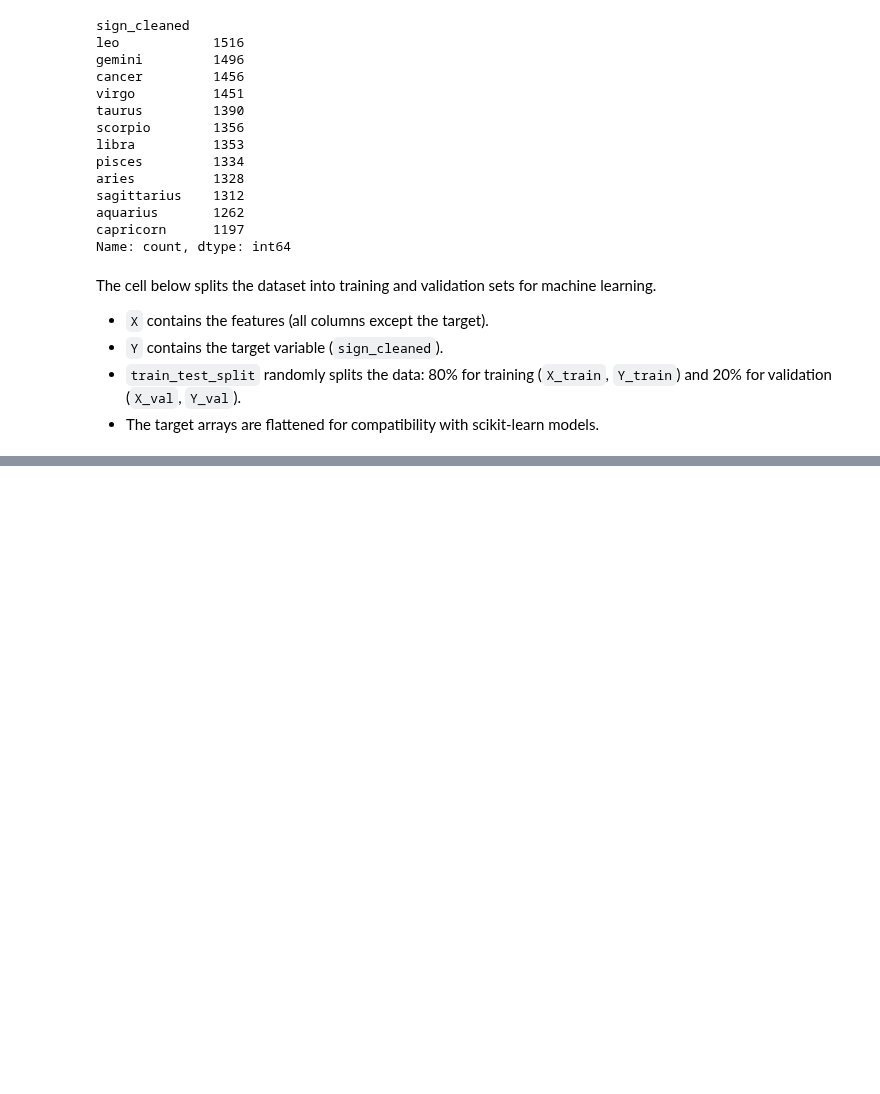
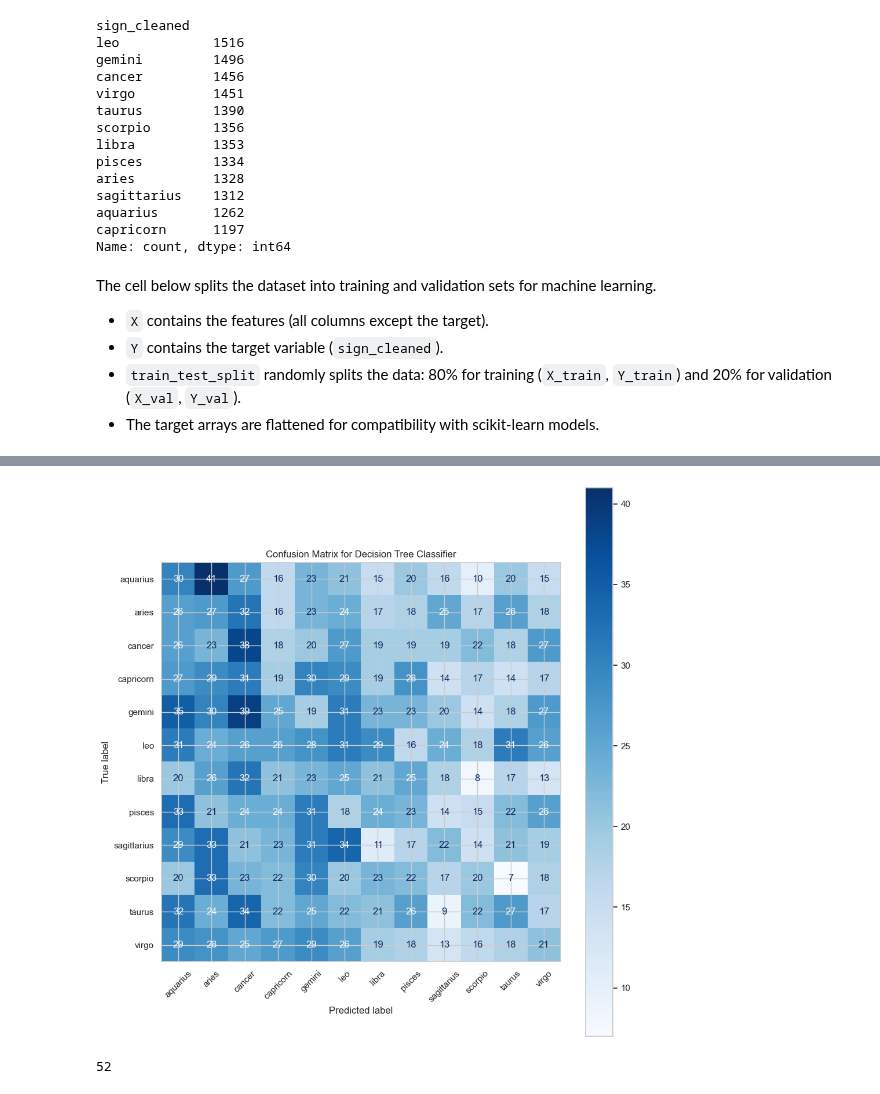
Before and after one commit to nsmith7atafi/OKCupid_Project, a Jupyter notebook: date-a-scientist.ipynb, the cells around one changed output, grey strips where cells are left out. Saved outputs shown, nothing was run; the diff lists cells and outputs as text; code cells hidden in the pictures; blank space fills up the shorter version.

Commit message:
Added models, conclusion, and next steps

```diff
--- a/date-a-scientist.ipynb
+++ b/date-a-scientist.ipynb
@@ -716,0 +767,18 @@ Y_val = Y_val.to_numpy().ravel()
+# %%
+# Initialize the StandardScaler
+scaler = StandardScaler()
+# Fit the scaler to the training data and transform it
+X_train_scaled = scaler.fit_transform(X_train)
+# Transform the validation data using the fitted scaler
+X_val_scaled = scaler.transform(X_val)
+
+# Train the logistic regression model
+log_reg_model = LogisticRegression(multi_class='multinomial').fit(X_train_scaled, Y_train)
+# Make predictions on the validation set
+log_reg_predictions = log_reg_model.predict(X_val_scaled)
+# Calculate the accuracy of the logistic regression model
+log_reg_accuracy = accuracy_score(Y_val, log_reg_predictions)
+# Display the accuracy of the logistic regression model
+print(f"Logistic Regression Accuracy: {log_reg_accuracy:.4f}")
+# Display the classification report for the logistic regression model
+print(classification_report(Y_val, log_reg_predictions))
@@ -716,0 +874,9 @@ Y_val = Y_val.to_numpy().ravel()
+# %%
+# Train the Decision Tree model
+decision_tree_model = DecisionTreeClassifier().fit(X_train_scaled, Y_train)
+# Make predictions on the validation set
+decion_tree_predictions = decision_tree_model.predict(X_val_scaled)
+# Calculate the accuracy of the Decision Tree model
+decision_tree_accuracy = accuracy_score(Y_val, decion_tree_predictions)
+print(f"Decision Tree Accuracy: {decision_tree_accuracy:.4f}")
+print(classification_report(Y_val, decion_tree_predictions))
@@ -716,0 +918,20 @@ Y_val = Y_val.to_numpy().ravel()
+# %%
+from sklearn.metrics import confusion_matrix, ConfusionMatrixDisplay
+
+# Compute the confusion matrix for the latest predictions
+cm = confusion_matrix(Y_val, decion_tree_predictions)
+
+# Plot the confusion matrix
+disp = ConfusionMatrixDisplay(confusion_matrix=cm, display_labels=decision_tree_model.classes_)
+fig, ax = plt.subplots(figsize=(10, 10))
+disp.plot(ax=ax, cmap='Blues', xticks_rotation=45)
+plt.title('Confusion Matrix for Decision Tree Classifier')
+plt.tight_layout()
+plt.show()
+# %% [output]
+[figure, added]
+# %%
+# Print the depth of the decision tree
+decision_tree_model.get_depth()
+# %% [output]
+52
```
Also changed, not shown: parts of 22 cells of this notebook.
